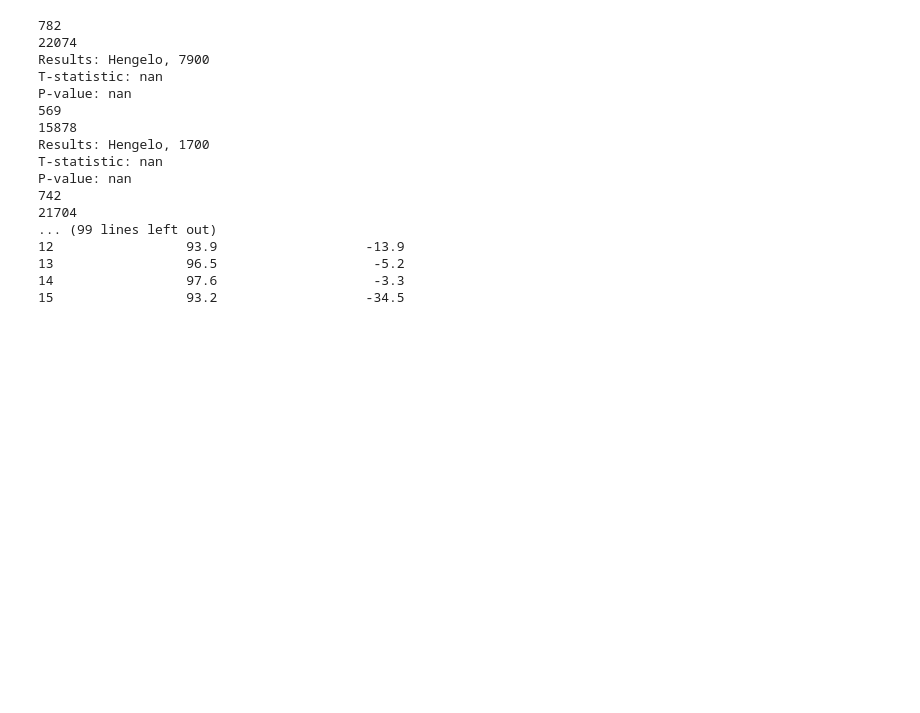
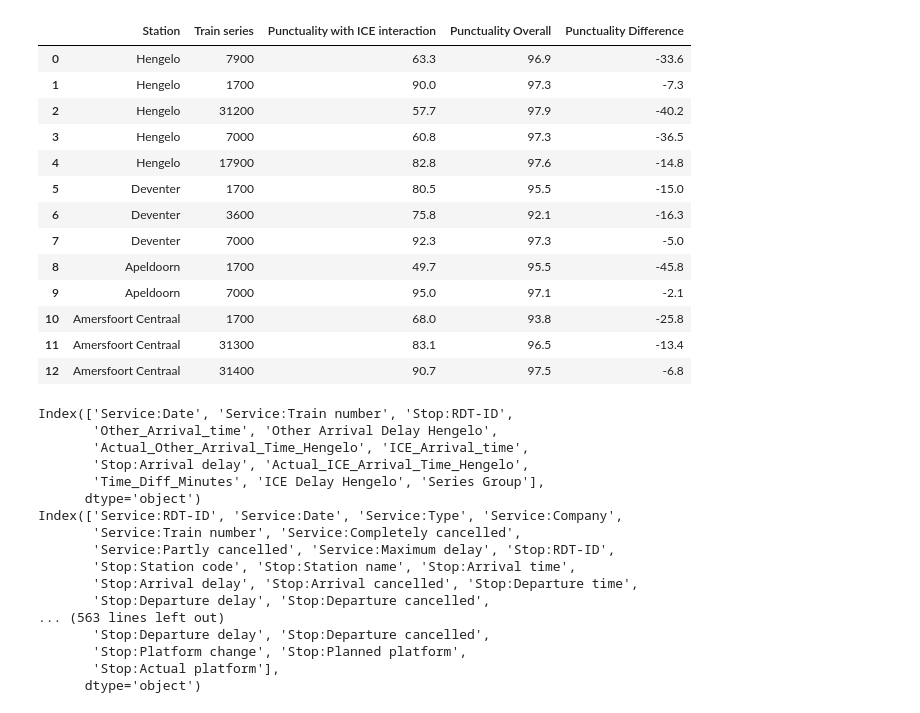
Before and after one commit to NielsvanderRijst/TIL5050-Delayed-ICE, a Jupyter notebook: Secondary delay.ipynb, the cells around one changed output. Saved outputs shown, nothing was run; the diff lists cells and outputs as text; code cells hidden in the pictures; blank space fills up the shorter version.

```diff
--- a/Secondary delay.ipynb
+++ b/Secondary delay.ipynb
@@ -229,13 +218,9 @@ plt.savefig('Secondary_Delay_Distribution_Histogram.png')
 # %%
 ### MEAN PUNCTUALITY DIFFERENCE ###
+table = pd.DataFrame(columns = ['Station', 'Train series', 'Punctuality with ICE interaction'])
 
 # ---- with ICE ---- #
-table = pd.DataFrame(columns = ['Station', 'Train series', 'Punctuality with ICE interaction'])
-
-
 delay_def = 3
-
-
 for i in stations:
     df = all_data_with_ICE_interaction[i]
     for j in o_services:
@@ -248,7 +233,6 @@ for i in stations:
         share = 100-(int(trains_delay)/int(total_trains) * 100)
         data = [i,j, round(share, 1)]
         table.loc[len(table)] = data
-
 
 # ---- without ICE ---- #
 for i in stations:
@@ -256,59 +240,70 @@ for i in stations:
     for j in o_services:
         trainseries = j[:-2]
         filtered_df1 = df1[(df1['Service:Train number'].astype(str).str[:-2] == trainseries ) & (df1['Stop:Station name'] == i )]
         if filtered_df1.empty:
             continue
         total_trains = len(filtered_df1)
         trains_delay = (filtered_df1[f'Stop:Arrival delay'] > delay_def).sum()  #A train is delayed is the delay is larger than the definition of a delay
         share = 100-(int(trains_delay)/int(total_trains) * 100)
         table.loc[(table['Station'] == i) & (table['Train series'] == j), 'Punctuality Overall'] = round(share, 1)
 
+# ---- Result ---- #
 table['Punctuality Difference'] = table['Punctuality with ICE interaction'] - table['Punctuality Overall']
+table.to_excel(f'Impact of ICE Interaction on Mean Punctuality (Arrival) per Train Series.xlsx', index=False)
+display(table)
 
 
+# ---- Statistical test ---- #
 for i in stations:
     df = all_data_with_ICE_interaction[i] # Data source 1 (station-specific)
     df1 = no_interaction[no_interaction['Stop:Station name'] == i]
     for j in o_services:
         trainseries = j[:-2]
         filtereddf1 = df[ (df['Service:Train number'].astype(str).str[:-2] == trainseries ) ]
-
+        print(filtereddf1.columns)
         filtereddf2 = df1[ (df1['Service:Train number'].astype(str).str[:-2] == trainseries ) & (df1['Stop:Station name'] == i ) ]
-
+        print(filtereddf2.columns)
         data1 = np.array(filtereddf1[f'Stop:Arrival delay'].tolist())
         data2 = np.array(filtereddf2[f'Stop:Arrival delay'].tolist())
         # --- OPTIMIZATION STEP 2: Check for valid data lengths ---
         if len(data1) < 2 or len(data2) < 2:
             continue
 
         # t-test remains correct for comparing two independent, unequally-sized samples
-        t_statistic, p_value = stats.ttest_ind(
-            data1,
-            data2,
-            equal_var=False) # Correctly using Welch's t-test
+        stat, p = mannwhitneyu(data1, data2, alternative='greater')
 
         print(f"Results: {i}, {j}")
-        print(f"T-statistic: {t_statistic:.4f}")
-        print(f"P-value: {p_value:.4f}")
-
-
-table.to_excel(f'Impact of ICE Interaction on Mean Punctuality (Arrival) per Train Series.xlsx', index=False)
-print(table)
+        print(f"Test Statistic: {stat}")
+        print(f"P-value: {p}")
 # %% [output]
+|  | Station | Train series | Punctuality with ICE interaction | Punctuality Overall | Punctuality Difference |
+| 0 | Hengelo | 7900 | 63.3 | 96.9 | -33.6 |
+| 1 | Hengelo | 1700 | 90.0 | 97.3 | -7.3 |
+| 2 | Hengelo | 31200 | 57.7 | 97.9 | -40.2 |
+| 3 | Hengelo | 7000 | 60.8 | 97.3 | -36.5 |
+| 4 | Hengelo | 17900 | 82.8 | 97.6 | -14.8 |
+| 5 | Deventer | 1700 | 80.5 | 95.5 | -15.0 |
+| 6 | Deventer | 3600 | 75.8 | 92.1 | -16.3 |
+| 7 | Deventer | 7000 | 92.3 | 97.3 | -5.0 |
+| 8 | Apeldoorn | 1700 | 49.7 | 95.5 | -45.8 |
+| 9 | Apeldoorn | 7000 | 95.0 | 97.1 | -2.1 |
+| 10 | Amersfoort Centraal | 1700 | 68.0 | 93.8 | -25.8 |
+| 11 | Amersfoort Centraal | 31300 | 83.1 | 96.5 | -13.4 |
+| 12 | Amersfoort Centraal | 31400 | 90.7 | 97.5 | -6.8 |
-782
-22074
-Results: Hengelo, 7900
-T-statistic: nan
-P-value: nan
-569
-15878
-Results: Hengelo, 1700
-T-statistic: nan
-P-value: nan
-742
-21704
-... (99 lines left out)
-12                 93.9                   -13.9
-13                 96.5                    -5.2
-14                 97.6                    -3.3
-15                 93.2                   -34.5
+Index(['Service:Date', 'Service:Train number', 'Stop:RDT-ID',
+       'Other_Arrival_time', 'Other Arrival Delay Hengelo',
+       'Actual_Other_Arrival_Time_Hengelo', 'ICE_Arrival_time',
+       'Stop:Arrival delay', 'Actual_ICE_Arrival_Time_Hengelo',
+       'Time_Diff_Minutes', 'ICE Delay Hengelo', 'Series Group'],
+      dtype='object')
+Index(['Service:RDT-ID', 'Service:Date', 'Service:Type', 'Service:Company',
+       'Service:Train number', 'Service:Completely cancelled',
+       'Service:Partly cancelled', 'Service:Maximum delay', 'Stop:RDT-ID',
+       'Stop:Station code', 'Stop:Station name', 'Stop:Arrival time',
+       'Stop:Arrival delay', 'Stop:Arrival cancelled', 'Stop:Departure time',
+       'Stop:Departure delay', 'Stop:Departure cancelled',
+... (563 lines left out)
+       'Stop:Departure delay', 'Stop:Departure cancelled',
+       'Stop:Platform change', 'Stop:Planned platform',
+       'Stop:Actual platform'],
+      dtype='object')
```
Also changed, not shown: parts of 7 cells of this notebook.
